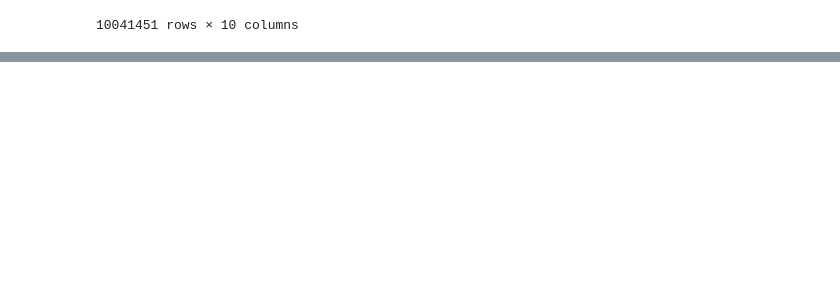
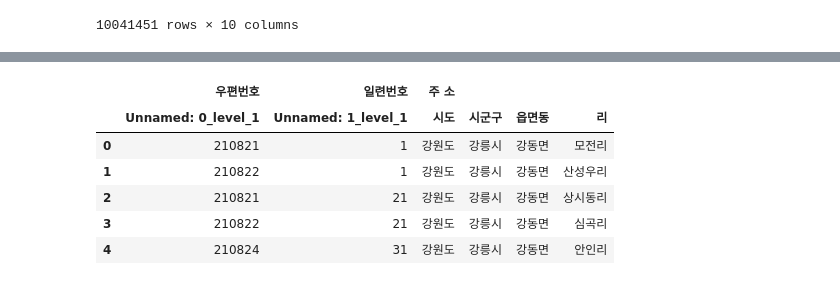
Before and after one commit to namolee/fintech_service, a Jupyter notebook: 대용량_파일처리.ipynb, the cells around one changed output, grey strips where cells are left out. Saved outputs shown, nothing was run; the diff lists cells and outputs as text; code cells hidden in the pictures; blank space fills up the shorter version.

```diff
--- a/대용량_파일처리.ipynb
+++ b/대용량_파일처리.ipynb
@@ -894,0 +1058,17 @@ test.to_csv('completion.csv', index=False)
+# %%
+old_address_df = old_address_df[[(   '우편번호',  'Unnamed: 0_level_1'),
+            (   '일련번호',  'Unnamed: 1_level_1'),
+            ( '주    소',                  '시도'),
+            ( '주    소',                 '시군구'),
+            ( '주    소',                 '읍면동'),
+            ( '주    소',                   '리')]]
+# %%
+old_address_df.head()
+# %% [output]
+|  | 우편번호 | 일련번호 | 주 소 |  |  |  |
+|  | Unnamed: 0_level_1 | Unnamed: 1_level_1 | 시도 | 시군구 | 읍면동 | 리 |
+| 0 | 210821 | 1 | 강원도 | 강릉시 | 강동면 | 모전리 |
+| 1 | 210822 | 1 | 강원도 | 강릉시 | 강동면 | 산성우리 |
+| 2 | 210821 | 21 | 강원도 | 강릉시 | 강동면 | 상시동리 |
+| 3 | 210822 | 21 | 강원도 | 강릉시 | 강동면 | 심곡리 |
+| 4 | 210824 | 31 | 강원도 | 강릉시 | 강동면 | 안인리 |
```
Also changed, not shown: parts of 24 cells of this notebook, 2 other files.
